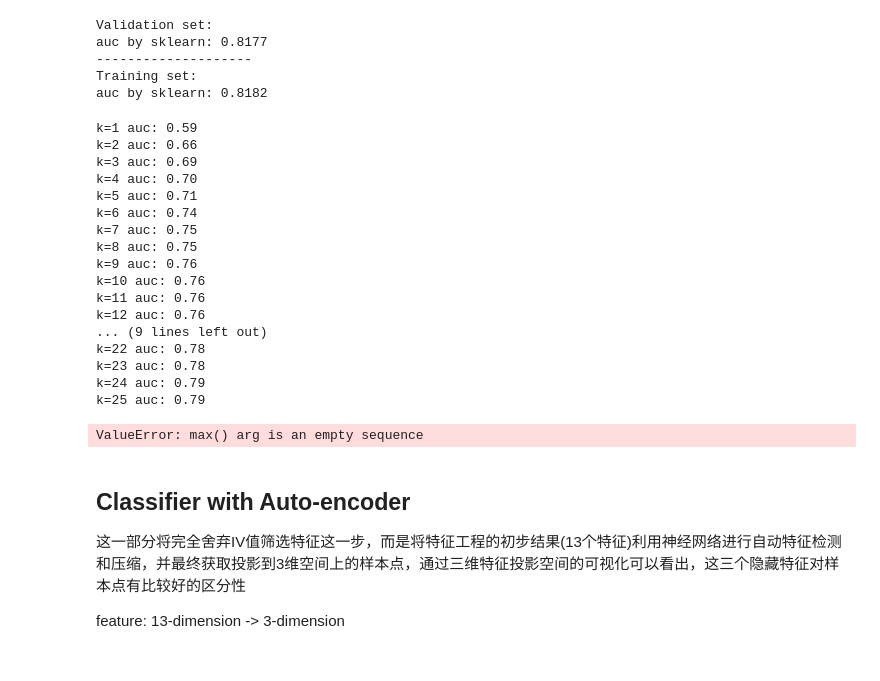
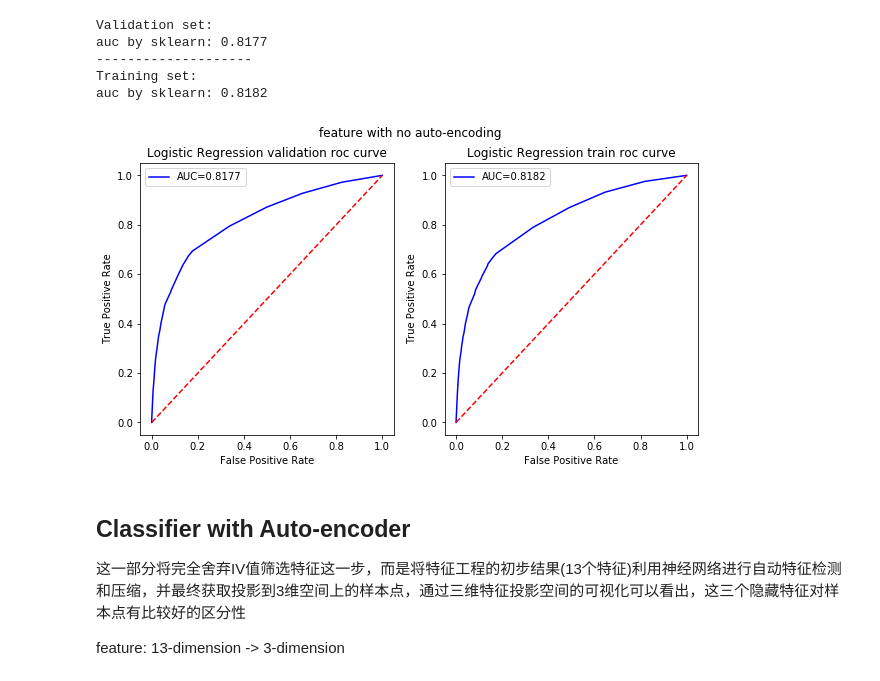
Before and after one commit to Sakura-gh/FinanceTech, a Jupyter notebook: project/code_new.ipynb, the cells around one changed output. Saved outputs shown, nothing was run; the diff lists cells and outputs as text; code cells hidden in the pictures.

```diff
--- a/project/code_new.ipynb
+++ b/project/code_new.ipynb
@@ -626,46 +668,50 @@ auc by sklearn: 0.8177
 --------------------
 Training set:
 auc by sklearn: 0.8182
+# %%
+from sklearn.metrics import roc_curve, auc
+fpr, tpr, threshold = roc_curve(Y_validation, Y_validation_predict_prob_lr)
+fpr_, tpr_, threshold = roc_curve(Y_train, Y_train_predict_prob_lr)
+
+fig, (ax1, ax2) = plt.subplots(1,2, figsize=(10,5))
+plt.suptitle('feature with no auto-encoding')
+ax1.plot(fpr, tpr, 'b', label="AUC=%.4f" % auc(fpr, tpr))
+ax1.legend()
+ax2.plot(fpr_, tpr_, 'b', label="AUC=%.4f" % auc(fpr_, tpr_))
+ax2.legend()
+ax1.plot([0,1], [0,1], 'r--')
+ax2.plot([0,1], [0,1], 'r--')
+ax1.set_title('Logistic Regression validation roc curve')
+ax2.set_title('Logistic Regression train roc curve')
+ax1.set_xlabel('False Positive Rate')
+ax1.set_ylabel('True Positive Rate')
+ax2.set_xlabel('False Positive Rate')
+ax2.set_ylabel('True Positive Rate')
+fig.savefig('lr_no.png')
+plt.show()
+# %% [output]
+[figure, added]
 # %%
-from sklearn.neighbors import KNeighborsClassifier
+# from sklearn.neighbors import KNeighborsClassifier
 
-neighbors = np.arange(0,25)
-total_auc = []
+# neighbors = np.arange(0,25)
+# total_auc = []
 
-for k in neighbors:
-    k_value = k + 1
-    knn = KNeighborsClassifier(n_neighbors = k_value, weights='uniform', p=2, metric='euclidean')
-    knn.fit(X_train, Y_train)
-    auc_knn = roc_auc_score(Y_train, knn.predict_proba(X_train)[:,1])
-    total_auc.append(auc_knn)
-    print('k=%d auc: %.2f' % (k_value, auc_knn))
+# for k in neighbors:
+#     k_value = k + 1
+#     knn = KNeighborsClassifier(n_neighbors = k_value, weights='uniform', p=2, metric='euclidean')
+#     knn.fit(X_train, Y_train)
+#     auc_knn = roc_auc_score(Y_train, knn.predict_proba(X_train)[:,1])
+#     total_auc.append(auc_knn)
+#     print('k=%d auc: %.2f' % (k_value, auc_knn))
 
-optimal_k = neighbors[total_auc.index(max(total_auc))]
-print('the optimal number of neighbors is %d with auc %.1f' % (optimal_k, total_auc[optimal_k]))
+# optimal_k = neighbors[total_auc.index(max(total_auc))]
+# print('the optimal number of neighbors is %d with auc %.1f' % (optimal_k, total_auc[optimal_k]))
 
-plt.plot(neighbors, total_auc)
-plt.xlabel('number of neighbors K')
-plt.ylabel('train auc')
-plt.show()
+# plt.plot(neighbors, total_auc)
+# plt.xlabel('number of neighbors K')
+# plt.ylabel('train auc')
+# plt.show()
-# %% [output]
-k=1 auc: 0.59
-k=2 auc: 0.66
-k=3 auc: 0.69
-k=4 auc: 0.70
-k=5 auc: 0.71
-k=6 auc: 0.74
-k=7 auc: 0.75
-k=8 auc: 0.75
-k=9 auc: 0.76
-k=10 auc: 0.76
-k=11 auc: 0.76
-k=12 auc: 0.76
-... (9 lines left out)
-k=22 auc: 0.78
-k=23 auc: 0.78
-k=24 auc: 0.79
-k=25 auc: 0.79
-ValueError: max() arg is an empty sequence
 # %% [markdown]
 ## Classifier with Auto-encoder
 
```
Also changed, not shown: parts of 19 cells of this notebook, 6 other files.
